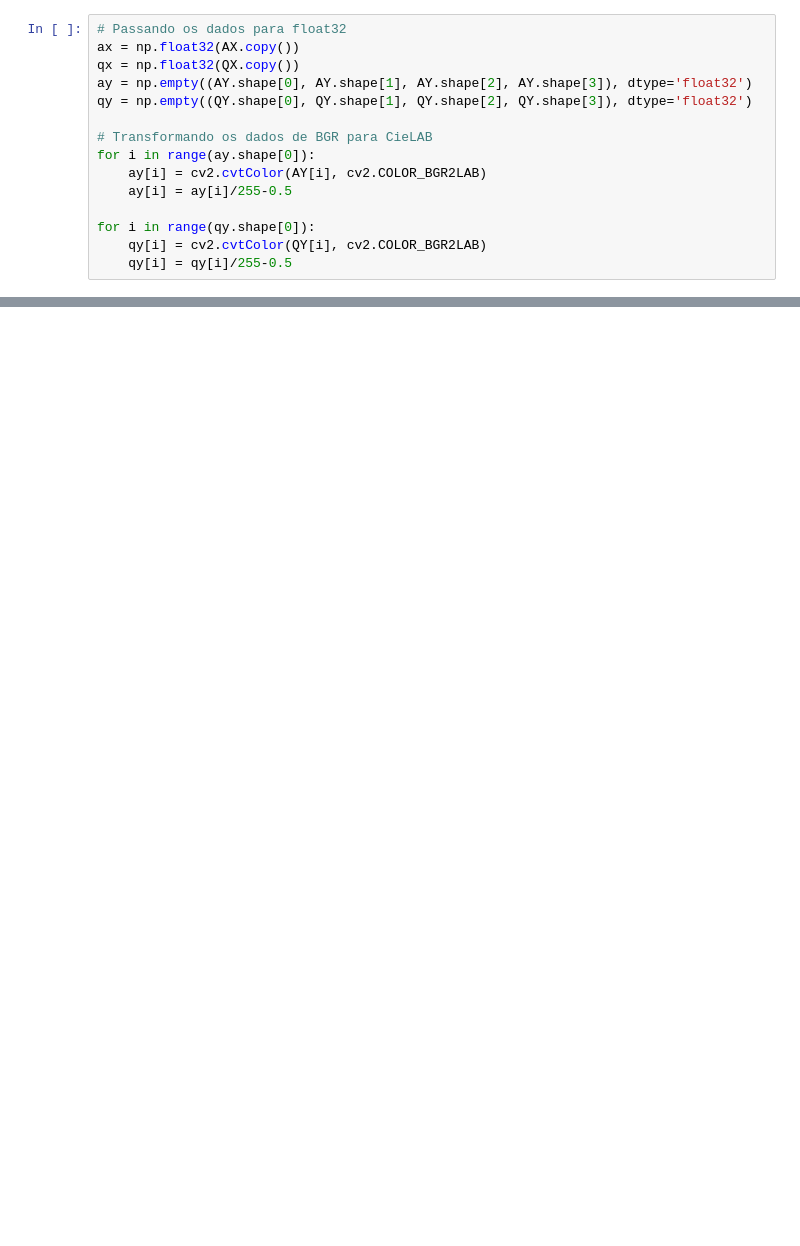
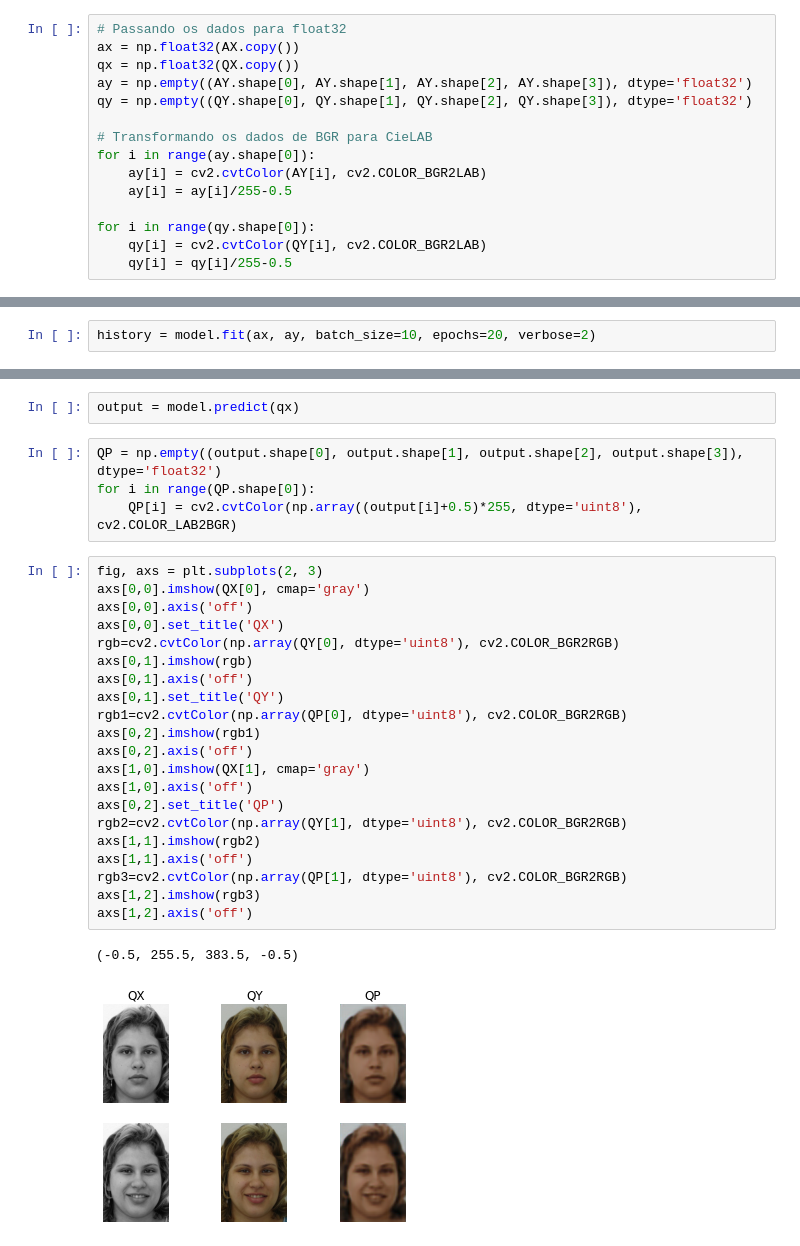
Before and after one commit to LeonardoKomura/PSI3472, a Jupyter notebook: EP1/ep1.ipynb, the cells around one changed output, grey strips where cells are left out. Cells and saved outputs as stored; diff of their text form; blank space fills up the shorter version.

```diff
--- a/EP1/ep1.ipynb
+++ b/EP1/ep1.ipynb
@@ -113,0 +181,2 @@ for i in range(qy.shape[0]):
+# %%
+history = model.fit(ax, ay, batch_size=10, epochs=20, verbose=2)
@@ -113,0 +201,30 @@ for i in range(qy.shape[0]):
+# %%
+output = model.predict(qx)
+# %%
+QP = np.empty((output.shape[0], output.shape[1], output.shape[2], output.shape[3]), dtype='float32')
+for i in range(QP.shape[0]):
+    QP[i] = cv2.cvtColor(np.array((output[i]+0.5)*255, dtype='uint8'), cv2.COLOR_LAB2BGR)
+# %%
+fig, axs = plt.subplots(2, 3)
+axs[0,0].imshow(QX[0], cmap='gray')
+axs[0,0].axis('off')
+axs[0,0].set_title('QX')
+rgb=cv2.cvtColor(np.array(QY[0], dtype='uint8'), cv2.COLOR_BGR2RGB)
+axs[0,1].imshow(rgb)
+axs[0,1].axis('off')
+axs[0,1].set_title('QY')
+rgb1=cv2.cvtColor(np.array(QP[0], dtype='uint8'), cv2.COLOR_BGR2RGB)
+axs[0,2].imshow(rgb1)
+axs[0,2].axis('off')
+axs[1,0].imshow(QX[1], cmap='gray')
+axs[1,0].axis('off')
+axs[0,2].set_title('QP')
+rgb2=cv2.cvtColor(np.array(QY[1], dtype='uint8'), cv2.COLOR_BGR2RGB)
+axs[1,1].imshow(rgb2)
+axs[1,1].axis('off')
+rgb3=cv2.cvtColor(np.array(QP[1], dtype='uint8'), cv2.COLOR_BGR2RGB)
+axs[1,2].imshow(rgb3)
+axs[1,2].axis('off')
+# %% [output]
+(-0.5, 255.5, 383.5, -0.5)
+[figure, added]
```
Also changed, not shown: parts of 9 cells of this notebook, 2 other files.
